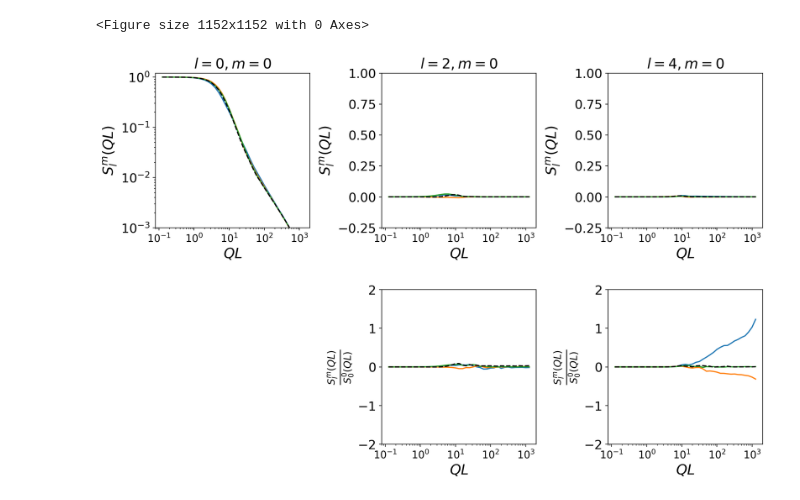
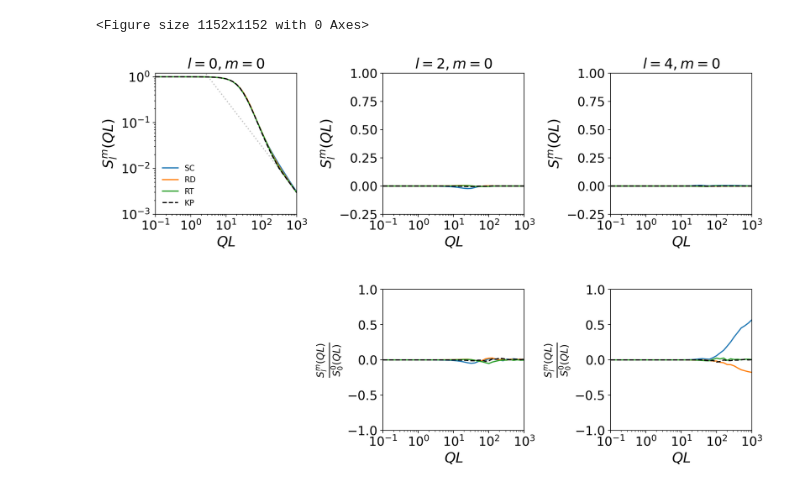
Before and after one commit to ch-tung/Catalan_MC, a Jupyter notebook: plot_SQ_SHE.ipynb, the cells around one changed output. Drawn from its saved outputs; the diff is of its cells as text; code cells hidden in the pictures.

```diff
--- a/plot_SQ_SHE.ipynb
+++ b/plot_SQ_SHE.ipynb
@@ -19,7 +19,7 @@ from scipy.io import savemat, loadmat
 unit_C = np.zeros((3,1))
 
 # Degree of polymerization
-N_backbone = 1000
+N_backbone = 5000
 
 # Chain stiffness (placeholder)
 a_backbone = 1
@@ -44,8 +44,8 @@ g_r_lm_list_param = []
 for kappa in kappa_list:
     for epsilon in epsilon_list:
         parameters_list.append([kappa, epsilon])
-
-        data = loadmat("./mat/sq_lm_test_{}_{}.mat".format(kappa,epsilon))
+        n_sample = 128
+        data = loadmat("./mat/sq_lm_{}_{}_{}.mat".format(n_sample,kappa,epsilon))
 # %%
 S_q_lm_list_param = data['S_q_lm_list_param']
 g_r_lm_list_param = data['g_r_lm_list_param']
@@ -64,54 +64,61 @@ for i, params in enumerate(parameters_list):
             S_q_lm_list = S_q_lm_list_param[i][j,:]
             S_q_lm = S_q_lm_list[:,k]
 
-            ax.plot(qq*N_backbone,S_q_lm*np.sqrt(4*np.pi))
+            ax.plot(qq*N_backbone,S_q_lm*np.sqrt(4*np.pi), label=grid)
 
         j=3
+        grid = 'KP'
         S_q_lm_list = S_q_lm_list_param[i][j,:]
         S_q_lm = S_q_lm_list[:,k]
 
-        ax.plot(qq*N_backbone,S_q_lm*np.sqrt(4*np.pi),'--k')
+        ax.plot(qq*N_backbone,S_q_lm*np.sqrt(4*np.pi),'--k', label=grid)
         ax.set_title(r'$l={}, m={}$'.format(*lm),fontsize=18)
         ax.set_xlabel(r'$QL$',fontsize=18)
         ax.set_ylabel(r'$S_{l}^{m}(QL)$',fontsize=18)
         ax.set_xscale('log')
+        ax.set_xlim([1e-1,1e3])
 
         ax.tick_params(axis='y', which='major', labelsize=16)
-        ax.tick_params(axis='x', which='major', labelsize=13)
+        ax.tick_params(axis='x', which='major', labelsize=16)
         ax.set_ylim([-0.25,1])
         if lm[0] == 0:
-            ax.set_yscale('log')
-            ax.set_ylim([1e-3,1.2])
+            if i==len(parameters_list)-1:
+                ax.plot(qq*N_backbone,np.pi/(qq*N_backbone),':',color='#C0C0C0',zorder=-10)
+                ax.set_yscale('log')
+                ax.set_ylim([1e-3,1.2])
+                ax.set_xlim([1e-1,1e3])
+                ax.legend(frameon=False, loc='lower left')
         ax.set_box_aspect(1)
 
 for i, params in enumerate(parameters_list):
     kappa = params[0]
     epsilon = params[1]
     for k, lm in enumerate([(2,0),(4,0)]):
         ax = fig.add_subplot(2,3,k+5)
         for j, grid in enumerate(['SC','RD','RT']):
             S_q_lm_list = S_q_lm_list_param[i][j,:]
             S_q_00 = S_q_lm_list[:,0]
             S_q_lm = S_q_lm_list[:,k+1]
 
             ax.plot(qq*N_backbone,S_q_lm/S_q_00, color=colors[j])
 
         j=3
         S_q_lm_list = S_q_lm_list_param[i][j,:]
         S_q_lm = S_q_lm_list[:,k+1]
         S_q_00 = S_q_lm_list[:,0]
 
         ax.plot(qq*N_backbone,S_q_lm/S_q_00,'--k')
         # ax.set_title(r'$l={}, m={}$'.format(*lm),fontsize=18)
         ax.set_xlabel(r'$QL$',fontsize=18)
         ax.set_ylabel(r'$\frac{S_{l}^m(QL)}{S_{0}^0(QL)}$',fontsize=18)
         ax.set_xscale('log')
-        ax.set_ylim([-2,2])
+        ax.set_xlim([1e-1,1e3])
+        ax.set_ylim([-1,1])
 
         ax.tick_params(axis='y', which='major', labelsize=16)
-        ax.tick_params(axis='x', which='major', labelsize=13)
+        ax.tick_params(axis='x', which='major', labelsize=16)
         ax.set_box_aspect(1)
 
 plt.tight_layout()
 # %% [output]
-[figure, old version]
+[figure, new version]
```
Also changed, not shown: parts of 3 cells of this notebook, 5 other files.
